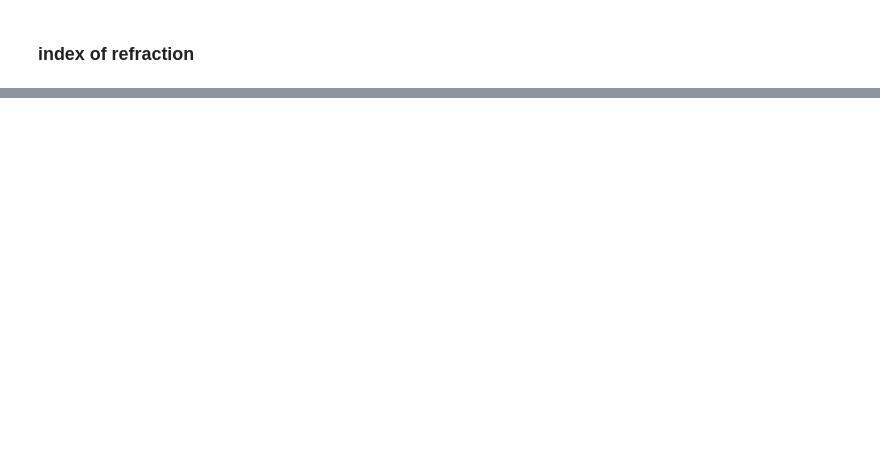
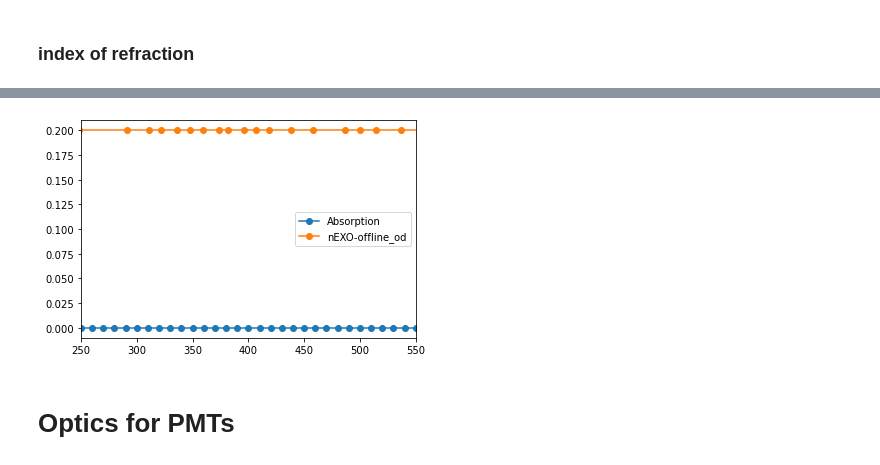
Before and after one commit to eklem1/OD_work, a Jupyter notebook: OpticsGraphs.ipynb, the cells around one changed output, grey strips where cells are left out. Drawn from its saved outputs; the diff is of its cells as text; code cells hidden in the pictures; blank space fills up the shorter version.

```diff
--- a/OpticsGraphs.ipynb
+++ b/OpticsGraphs.ipynb
@@ -109,0 +128,14 @@ plt.show()
+# %%
+# plt.plot(data_ab[0], 1/data_ab[1], label="Absorption")
+# plt.plot(eVtoWavelength(H2OEnergy_od), H2OAbsorption_od, label="nEXO-offline_od")
+
+plt.plot(data_ab[0], data_ab[0]*0, label="Absorption", marker="o")
+plt.plot(eVtoWavelength(H2OEnergy_od), eVtoWavelength(H2OEnergy_od)*0+.2, label="nEXO-offline_od", marker="o")
+
+plt.xlim(250, 550)
+plt.legend()
+plt.show()
+# %% [output]
+[figure, added]
+# %% [markdown]
+# Optics for PMTs
```
Also changed, not shown: parts of 13 cells of this notebook, 4 other files.
